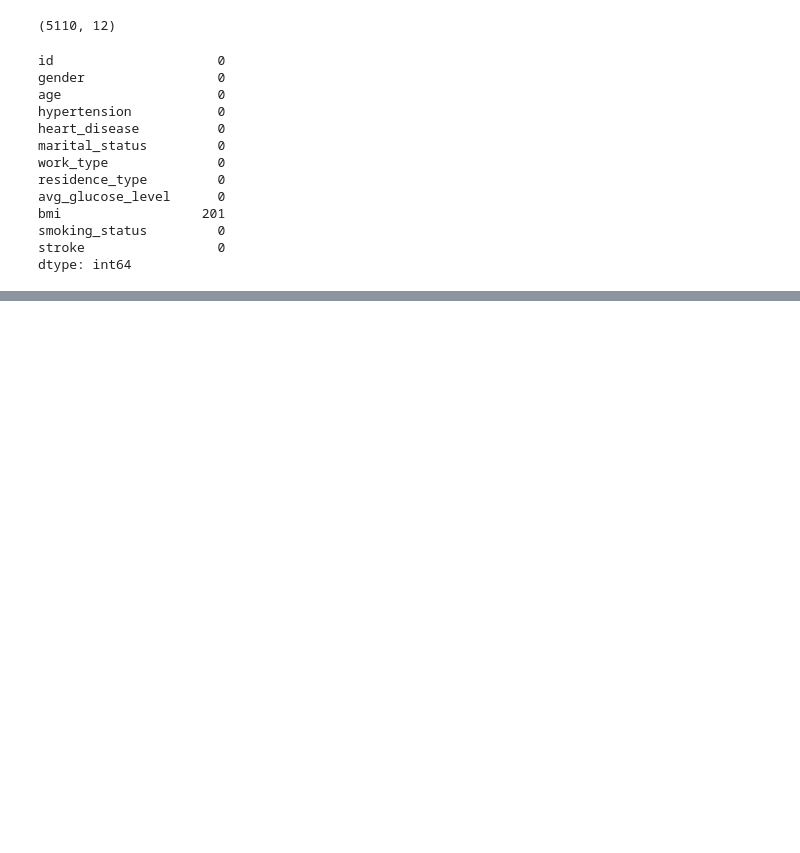
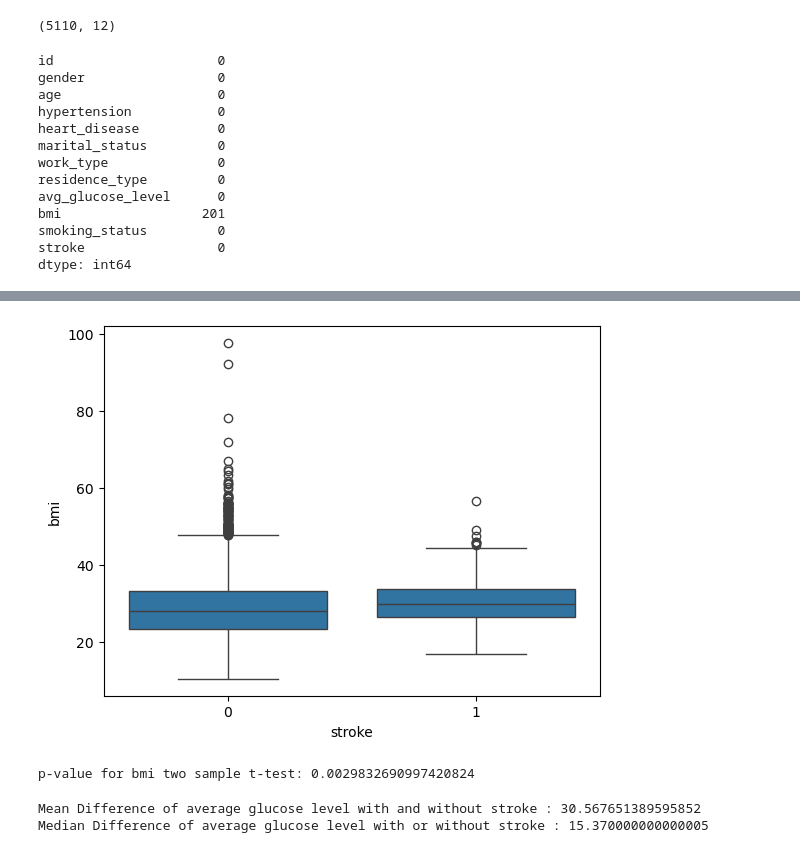
Before and after one commit to Rimas37/Stroke_Prediction, a Jupyter notebook: Analysis.ipynb, the cells around one changed output, grey strips where cells are left out. Saved outputs shown, nothing was run; the diff lists cells and outputs as text; code cells hidden in the pictures; blank space fills up the shorter version.

```diff
--- a/Analysis.ipynb
+++ b/Analysis.ipynb
@@ -169,0 +187,11 @@ df.dropna(inplace=True)
+# %%
+sns.boxplot(df, x='stroke',y='bmi')
+plt.show()
+# %% [output]
+[figure, added]
+# %%
+from scipy.stats import ttest_ind
+tstat,pval=ttest_ind(bmi_stroke, bmi_no_stroke)
+print('p-value for bmi two sample t-test: ' + str(pval))
+# %% [output]
+p-value for bmi two sample t-test: 0.0029832690997420824
@@ -169,0 +201,12 @@ df.dropna(inplace=True)
+# %%
+mean_glu_stroke=np.mean(glu_stroke)
+mean_glu_nostroke=np.mean(glu_no_stroke)
+mean_diff_glu=mean_glu_stroke-mean_glu_nostroke
+print('Mean Difference of average glucose level with and without stroke : ' +str(mean_diff_glu))
+med_glu_stroke=np.median(glu_stroke)
+med_glu_nostroke=np.median(glu_no_stroke)
+med_diff_glu=med_glu_stroke-med_glu_nostroke
+print('Median Difference of average glucose level with or without stroke : ' +str(med_diff_glu))
+# %% [output]
+Mean Difference of average glucose level with and without stroke : 30.567651389595852
+Median Difference of average glucose level with or without stroke : 15.370000000000005
```
Also changed, not shown: parts of 38 cells of this notebook.
